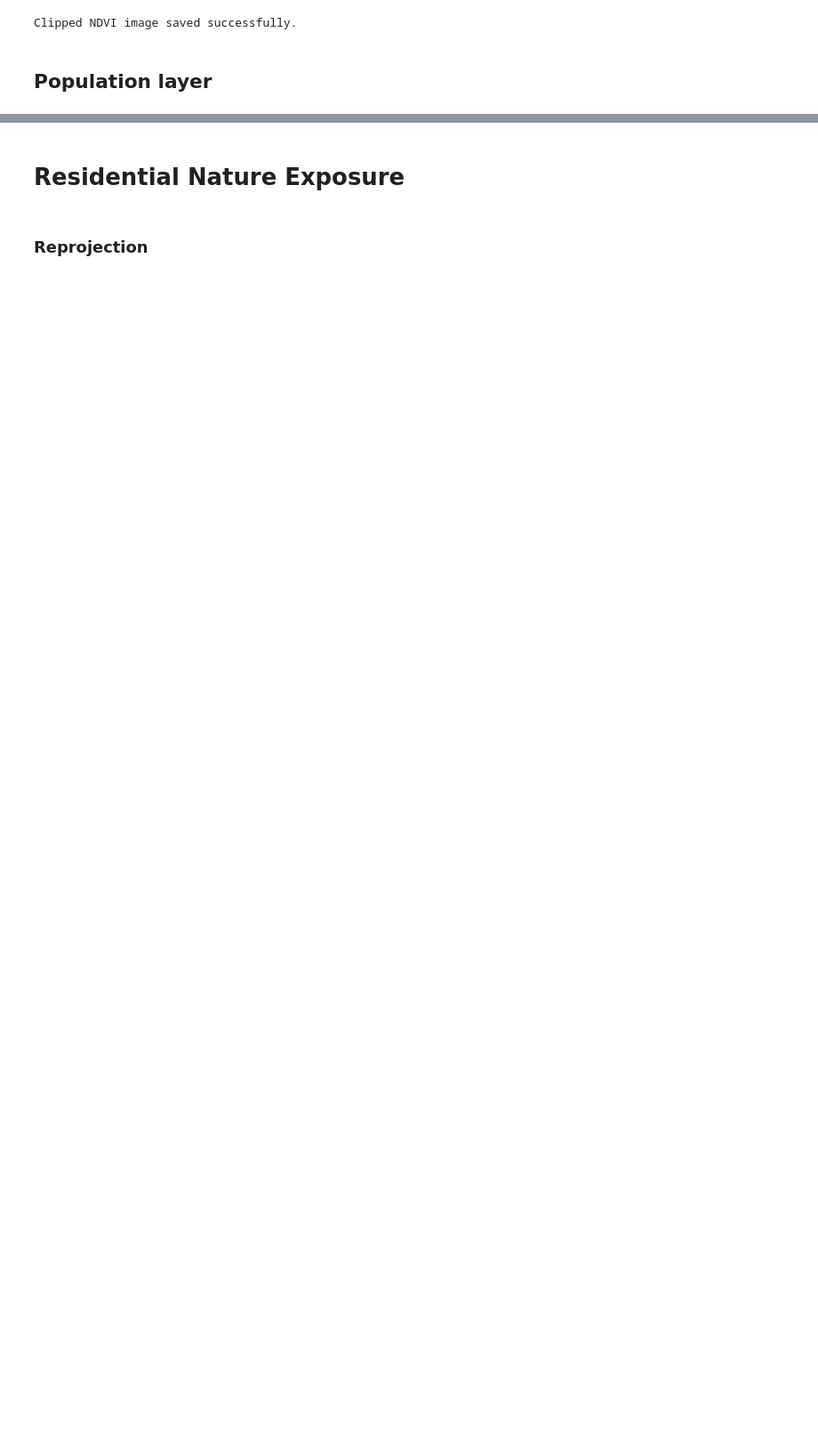
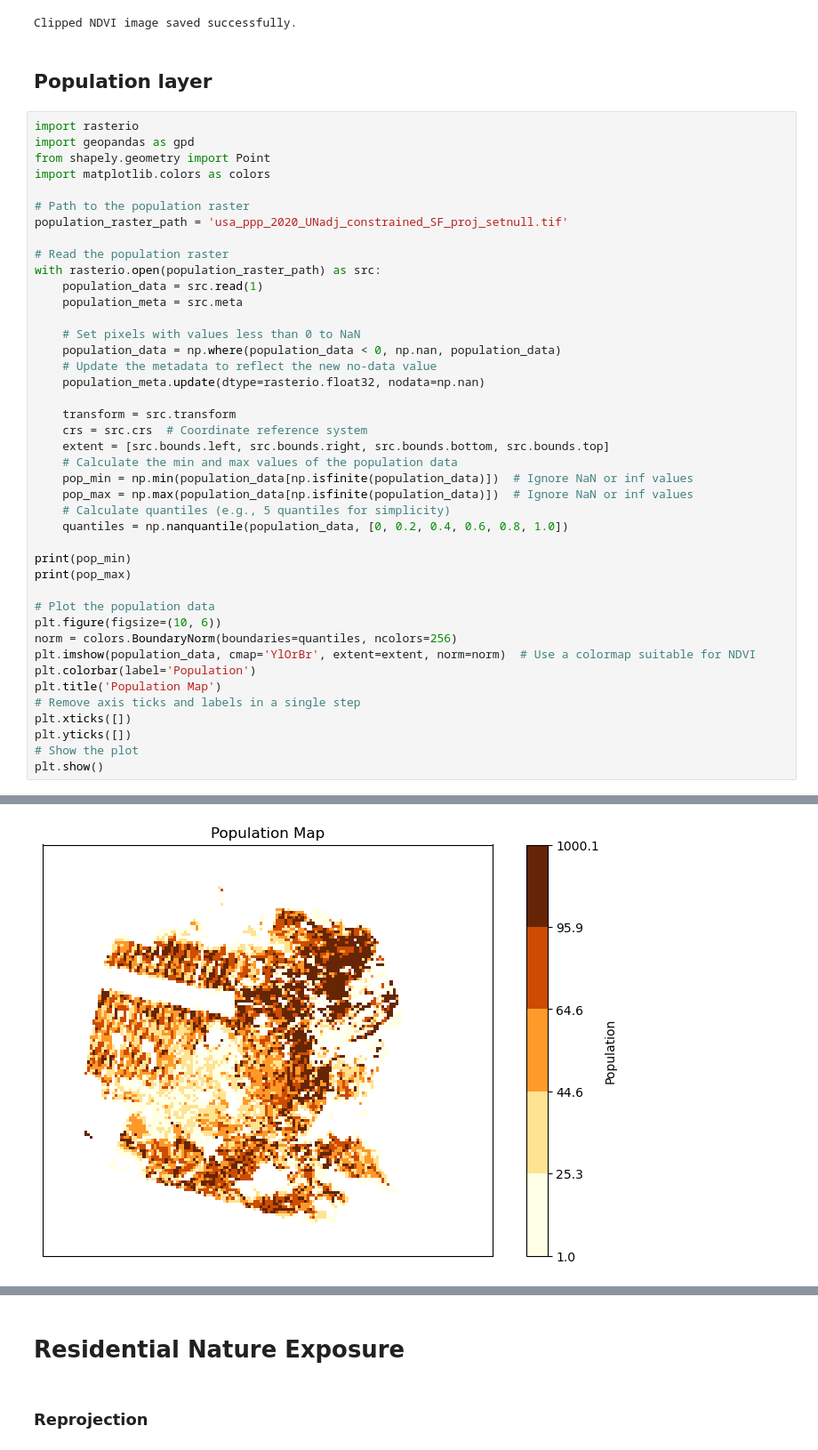
Before and after one commit to natcap/invest-mental-health, a Jupyter notebook: code/MH-model-01-residential.ipynb, the cells around one changed output, grey strips where cells are left out. Shown at 89% size. Saved outputs shown, nothing was run; the diff lists cells and outputs as text; blank space fills up the shorter version.

```diff
--- a/code/MH-model-01-residential.ipynb
+++ b/code/MH-model-01-residential.ipynb
@@ -351,3 +402,46 @@ print("Clipped NDVI image saved successfully.")
 Clipped NDVI image saved successfully.
 # %% [markdown]
 ## Population layer
+# %%
+import rasterio
+import geopandas as gpd
+from shapely.geometry import Point
+import matplotlib.colors as colors
+
+# Path to the population raster
+population_raster_path = 'usa_ppp_2020_UNadj_constrained_SF_proj_setnull.tif'
+
+# Read the population raster
+with rasterio.open(population_raster_path) as src:
+    population_data = src.read(1)
+    population_meta = src.meta
+
+    # Set pixels with values less than 0 to NaN
+    population_data = np.where(population_data < 0, np.nan, population_data)
+    # Update the metadata to reflect the new no-data value
+    population_meta.update(dtype=rasterio.float32, nodata=np.nan)
+
+    transform = src.transform
+    crs = src.crs  # Coordinate reference system
+    extent = [src.bounds.left, src.bounds.right, src.bounds.bottom, src.bounds.top]
+    # Calculate the min and max values of the population data
+    pop_min = np.min(population_data[np.isfinite(population_data)])  # Ignore NaN or inf values
+    pop_max = np.max(population_data[np.isfinite(population_data)])  # Ignore NaN or inf values
+    # Calculate quantiles (e.g., 5 quantiles for simplicity)
+    quantiles = np.nanquantile(population_data, [0, 0.2, 0.4, 0.6, 0.8, 1.0])
+
+print(pop_min)
+print(pop_max)
+
+# Plot the population data
+plt.figure(figsize=(10, 6))
+norm = colors.BoundaryNorm(boundaries=quantiles, ncolors=256)
+plt.imshow(population_data, cmap='YlOrBr', extent=extent, norm=norm)  # Use a colormap suitable for NDVI
+plt.colorbar(label='Population')
+plt.title('Population Map')
+# Remove axis ticks and labels in a single step
+plt.xticks([])
+plt.yticks([])
+# Show the plot
+plt.show()
+# %% [output]
@@ -353,0 +450 @@ Clipped NDVI image saved successfully.
+[figure, added]
```
Also changed, not shown: parts of 7 cells of this notebook.
